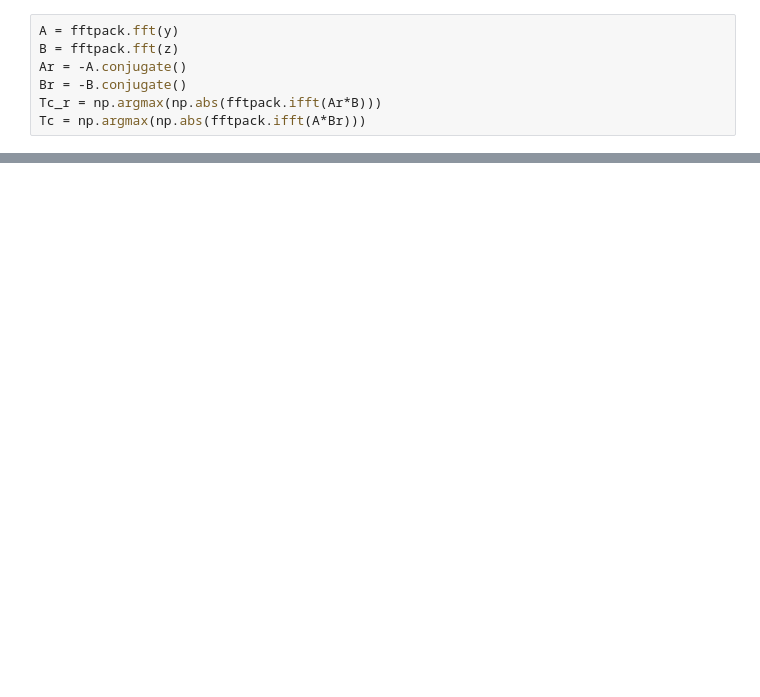
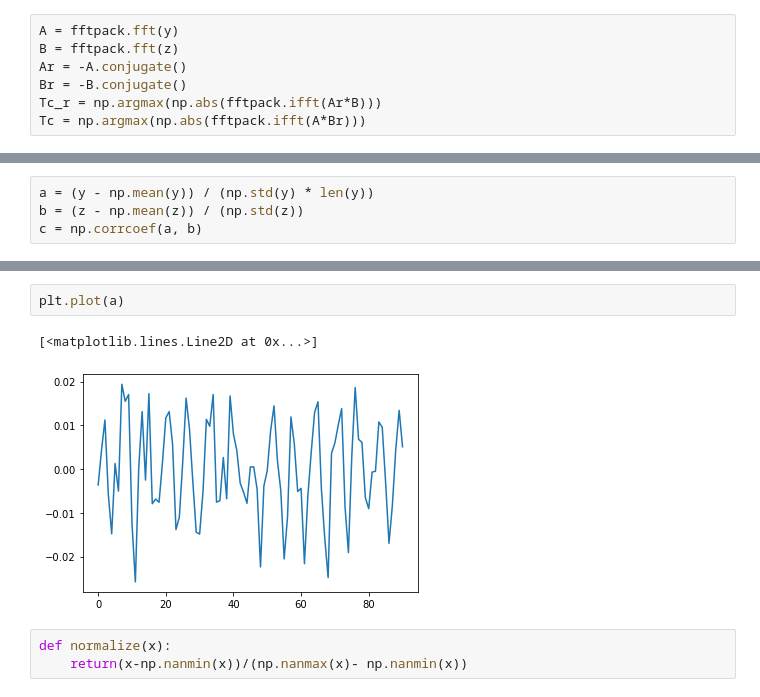
Before and after one commit to kashingtonDC/RespTime, a Jupyter notebook: code/synthetic_example.ipynb, the cells around one changed output, grey strips where cells are left out. Saved outputs shown, nothing was run; the diff lists cells and outputs as text; blank space fills up the shorter version.

```diff
--- a/code/synthetic_example.ipynb
+++ b/code/synthetic_example.ipynb
@@ -28,0 +46,4 @@ plt.plot(x,z)
+# %%
+a = (y - np.mean(y)) / (np.std(y) * len(y))
+b = (z - np.mean(z)) / (np.std(z))
+c = np.corrcoef(a, b)
@@ -28,0 +54,8 @@ plt.plot(x,z)
+# %%
+plt.plot(a)
+# %% [output]
+[<matplotlib.lines.Line2D at 0x...>]
+[figure, added]
+# %%
+def normalize(x):
+    return(x-np.nanmin(x))/(np.nanmax(x)- np.nanmin(x))
```
Also changed, not shown: parts of 10 cells of this notebook.
